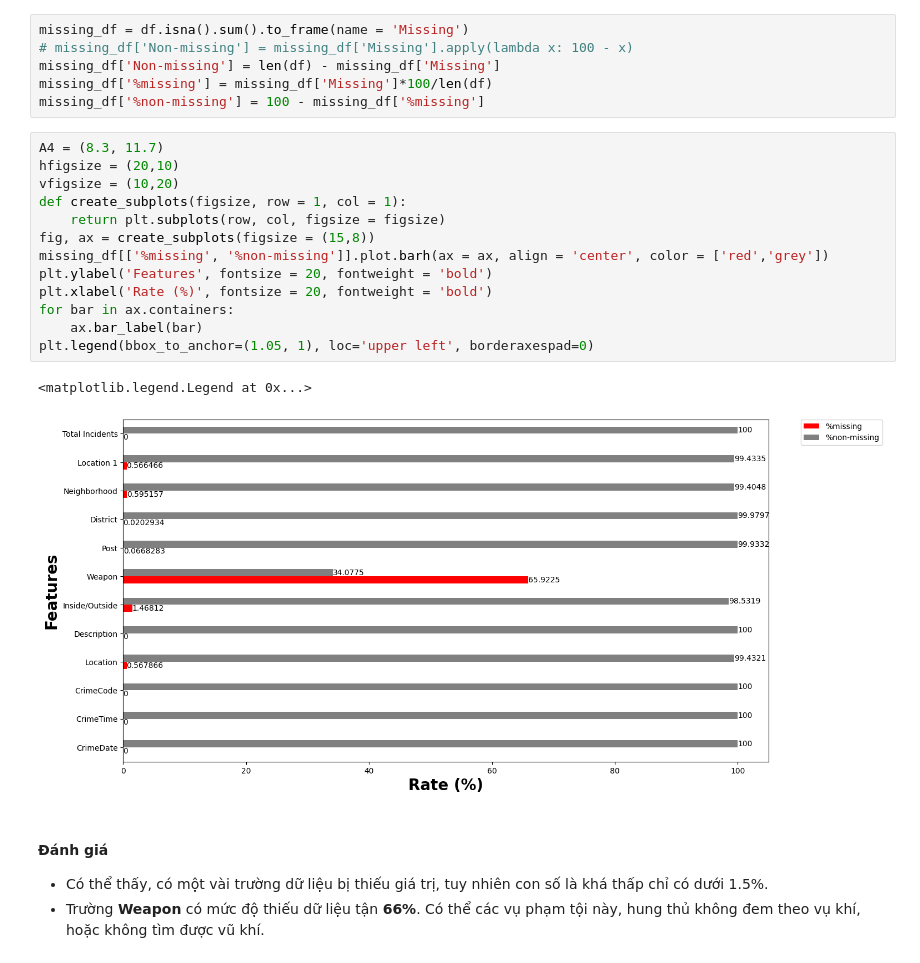
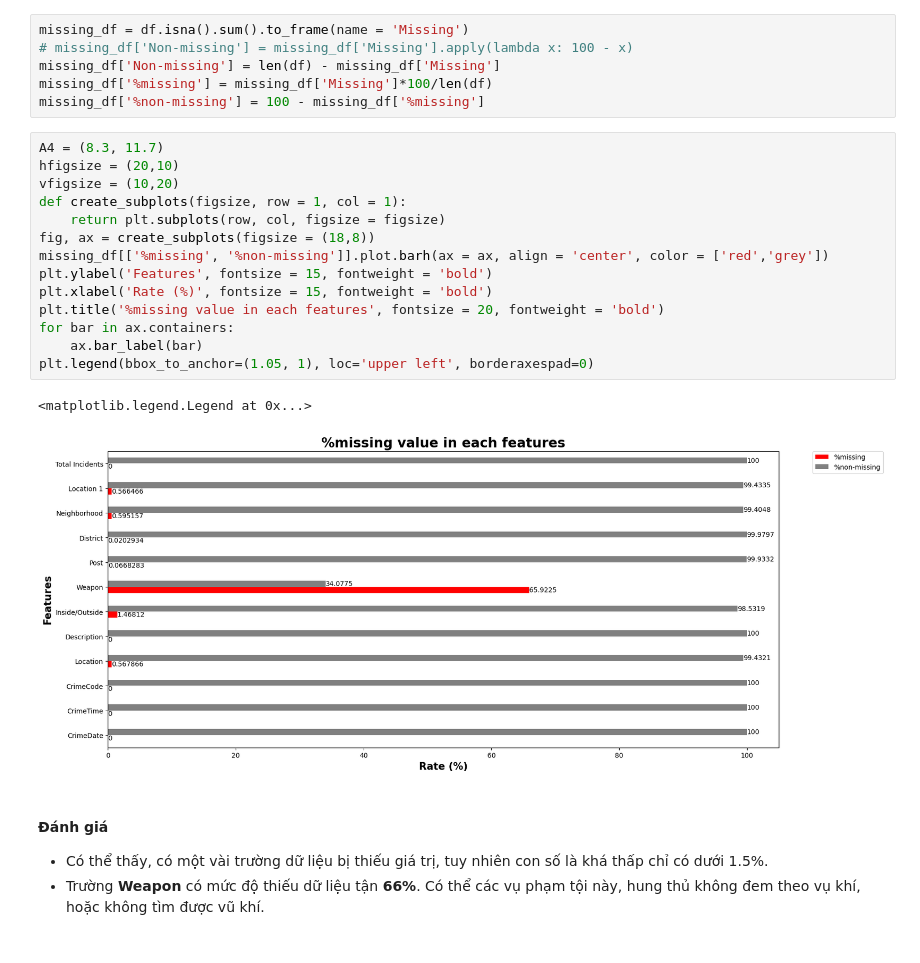
Before and after one commit to Miruku2201/VisualizeLab02, a Jupyter notebook: EDA.ipynb, the cells around one changed output. Saved outputs shown, nothing was run; the diff lists cells and outputs as text.

```diff
--- a/EDA.ipynb
+++ b/EDA.ipynb
@@ -192,19 +195,20 @@ missing_df['%non-missing'] = 100 - missing_df['%missing']
 # %%
 A4 = (8.3, 11.7)
 hfigsize = (20,10)
 vfigsize = (10,20)
 def create_subplots(figsize, row = 1, col = 1):
     return plt.subplots(row, col, figsize = figsize)
-fig, ax = create_subplots(figsize = (15,8))
+fig, ax = create_subplots(figsize = (18,8))
 missing_df[['%missing', '%non-missing']].plot.barh(ax = ax, align = 'center', color = ['red','grey'])
-plt.ylabel('Features', fontsize = 20, fontweight = 'bold')
-plt.xlabel('Rate (%)', fontsize = 20, fontweight = 'bold')
+plt.ylabel('Features', fontsize = 15, fontweight = 'bold')
+plt.xlabel('Rate (%)', fontsize = 15, fontweight = 'bold')
+plt.title('%missing value in each features', fontsize = 20, fontweight = 'bold')
 for bar in ax.containers:
     ax.bar_label(bar)
 plt.legend(bbox_to_anchor=(1.05, 1), loc='upper left', borderaxespad=0)
 # %% [output]
 <matplotlib.legend.Legend at 0x...>
-[figure, old version]
+[figure, new version]
 # %% [markdown]
 #### __Đánh giá__
 + Có thể thấy, có một vài trường dữ liệu bị thiếu giá trị, tuy nhiên con số là khá thấp chỉ có dưới 1.5%.<br>
```
Also changed, not shown: parts of 9 cells of this notebook, 1 other file.
